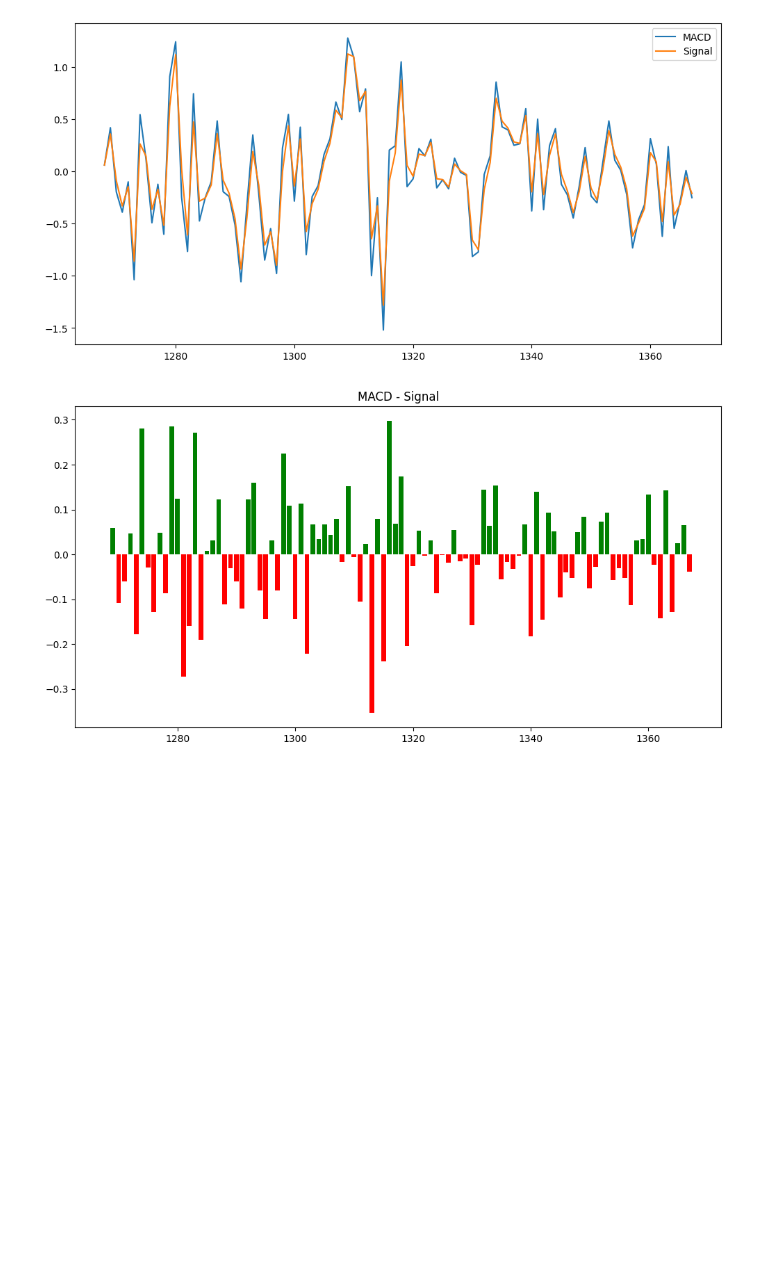
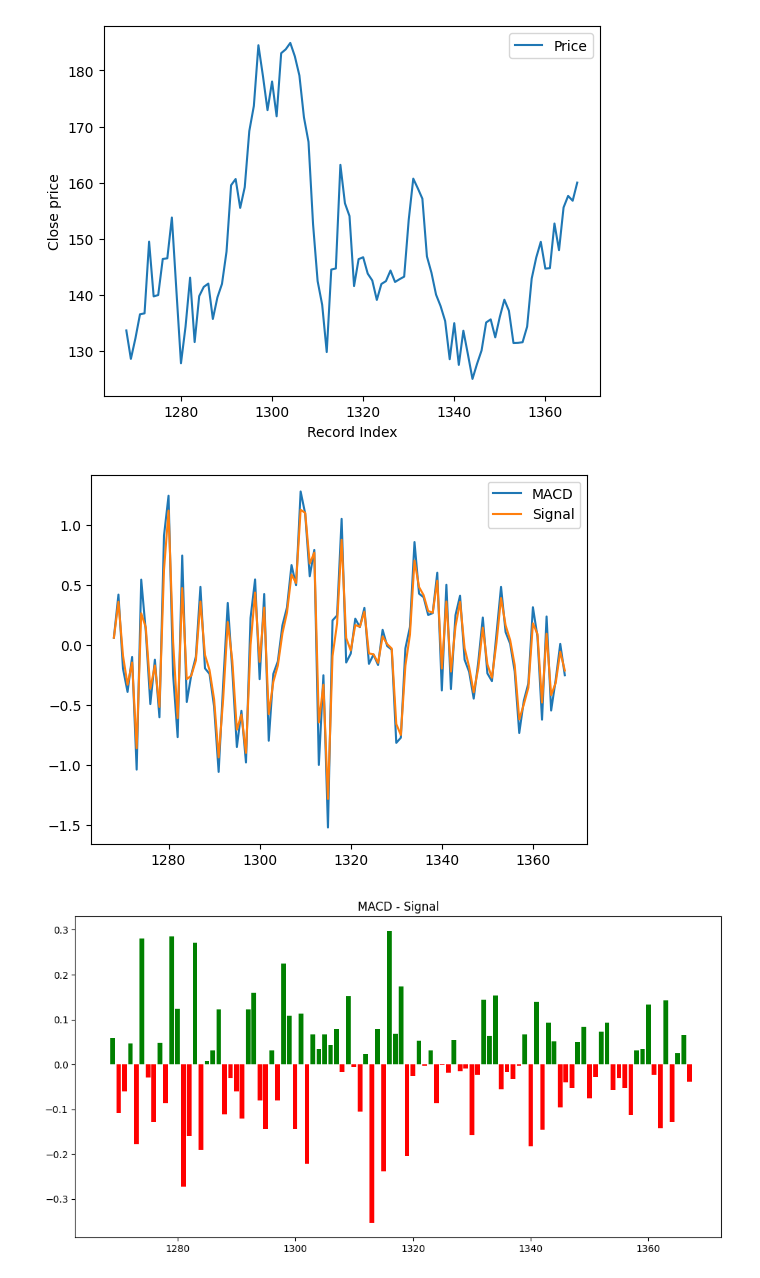
Before and after one commit to ZussmanFranz/Politechnika_Gdanska, a Jupyter notebook: Sem4/MN/project1/project1.ipynb, the cells around one changed output. Cells and saved outputs as stored; diff of their text form; code cells hidden in the pictures; blank space fills up the shorter version.

```diff
--- a/Sem4/MN/project1/project1.ipynb
+++ b/Sem4/MN/project1/project1.ipynb
@@ -126,15 +145,18 @@ plt.show()
+# %%
+plot_price_history(x_analyzed, close_data)
+# %% [output]
+[figure, added]
 # %%
 macd_values = MACD_values(n_records_analyzed, close_data)
 signal_values = Signal_values(n_records_analyzed, macd_values)
 
 
-plt.figure(figsize=(12, 6))
 plt.plot(x_analyzed, macd_values, label="MACD")
 plt.plot(x_analyzed, signal_values, label="Signal")
 plt.legend()
 plt.show()
 # %% [output]
-[figure, old version]
+[figure, new version]
 # %%
 # For transaction decision me are interested in MACD Signal difference
 macd_signal_difference = np.subtract(macd_values, signal_values)
```
Also changed, not shown: parts of 4 cells of this notebook, 1 other file.
